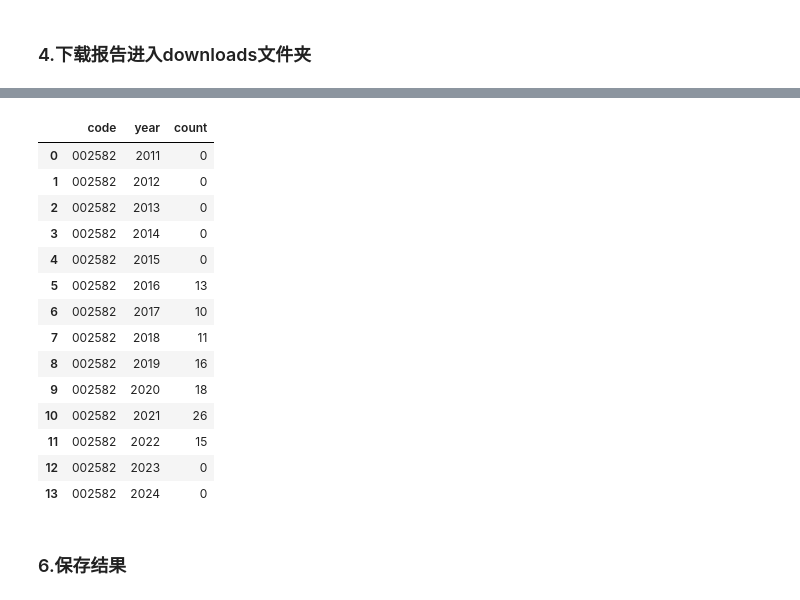
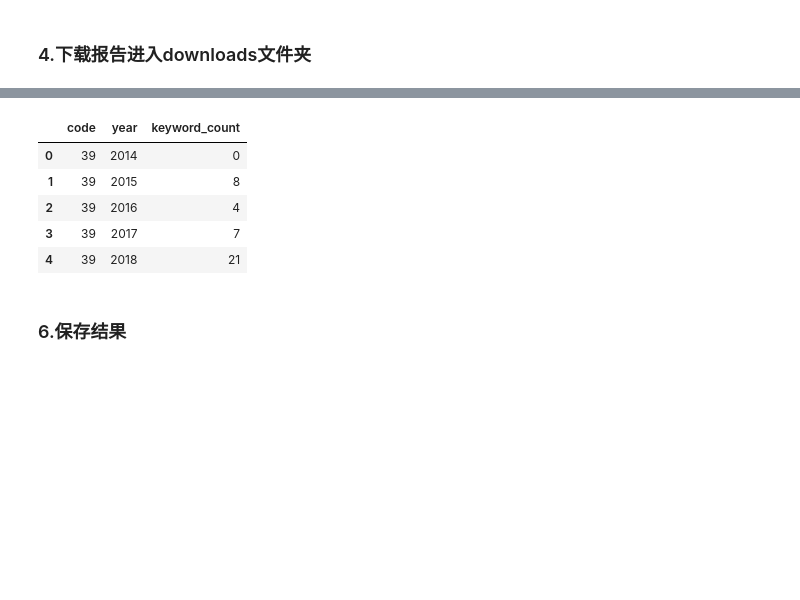
Before and after one commit to CrazyEight88/cninfo_announcements, a Jupyter notebook: main.ipynb, the cells around one changed output, grey strips where cells are left out. Saved outputs shown, nothing was run; the diff lists cells and outputs as text; code cells hidden in the pictures; blank space fills up the shorter version.

```diff
--- a/main.ipynb
+++ b/main.ipynb
@@ -151,12 +108,12 @@ def fetch_url(code, url, driver):
     """
     使用Selenium访问指定的URL并抓取公告详细信息。
 
-    输入:
+    参数:
     - code: 公司代码。
     - url: 访问的页面URL。
     - driver: Selenium WebDriver实例。
 
-    输出:
+    返回:
     - announcements: 包含所有公告详细信息的列表。
     """
     driver.get(url)
@@ -345,8 +374,11 @@ for file in tqdm(company_list):
 import os
 import textract
 
-# 计算关键词在PDF中出现次数
-def count_keywords(keywords, pdf):
+# 计算关键词在文件中出现次数
+def count_keywords(keywords, code, file_name):
+    perfix = os.path.join("output", "04_announcements", str(code), f"{file_name}")
+    pdf = perfix + ".pdf"
+    html = perfix + ".html"
     if os.path.exists(pdf):
         text = ""
         try:
@@ -357,4 +389,11 @@ def count_keywords(keywords, pdf):
         for keyword in keywords:
             count += text.count(keyword)
         return count
+    elif os.path.exists(html):
+        with open(html, "r", encoding="utf-8") as f:
+            text = f.read()
+            count = 0
+            for keyword in keywords:
+                count += text.count(keyword)
+            return count
     return 0
@@ -376,0 +400,8 @@ announcements_list.head()
+# %%
+import pandas as pd
+from tqdm.auto import tqdm
+tqdm.pandas()
+
+df = pd.read_csv('output/03_sample.csv')
+
+df.head()
@@ -376,0 +415,12 @@ announcements_list.head()
+# %%
+# 抽样五个公司
+# sampled_codes = df['code'].sample(n=5, replace=False).unique()
+# df = df[df['code'].isin(sampled_codes)]
+
+announcement_path = "output/04_announcements"
+
+keywords = ['数字化']
+
+df['keyword_count'] = df.progress_apply(lambda x: count_keywords(keywords, x['code'], x['file_name']), axis=1)
+
+df.head()
@@ -377,21 +434,12 @@ announcements_list.head()
 # %%
-grouped = announcements_list.groupby(['code', 'year'])['count'].sum().reset_index()
-grouped
+grouped = df.groupby(['code', 'year'])['keyword_count'].sum().reset_index()
+grouped.head()
 # %% [output]
-|  | code | year | count |
-| 0 | 002582 | 2011 | 0 |
-| 1 | 002582 | 2012 | 0 |
-| 2 | 002582 | 2013 | 0 |
-| 3 | 002582 | 2014 | 0 |
-| 4 | 002582 | 2015 | 0 |
-| 5 | 002582 | 2016 | 13 |
-| 6 | 002582 | 2017 | 10 |
-| 7 | 002582 | 2018 | 11 |
-| 8 | 002582 | 2019 | 16 |
-| 9 | 002582 | 2020 | 18 |
-| 10 | 002582 | 2021 | 26 |
-| 11 | 002582 | 2022 | 15 |
-| 12 | 002582 | 2023 | 0 |
-| 13 | 002582 | 2024 | 0 |
+|  | code | year | keyword_count |
+| 0 | 39 | 2014 | 0 |
+| 1 | 39 | 2015 | 8 |
+| 2 | 39 | 2016 | 4 |
+| 3 | 39 | 2017 | 7 |
+| 4 | 39 | 2018 | 21 |
 # %% [markdown]
 ### 6.保存结果
```
Also changed, not shown: parts of 24 cells of this notebook, 4 other files.
